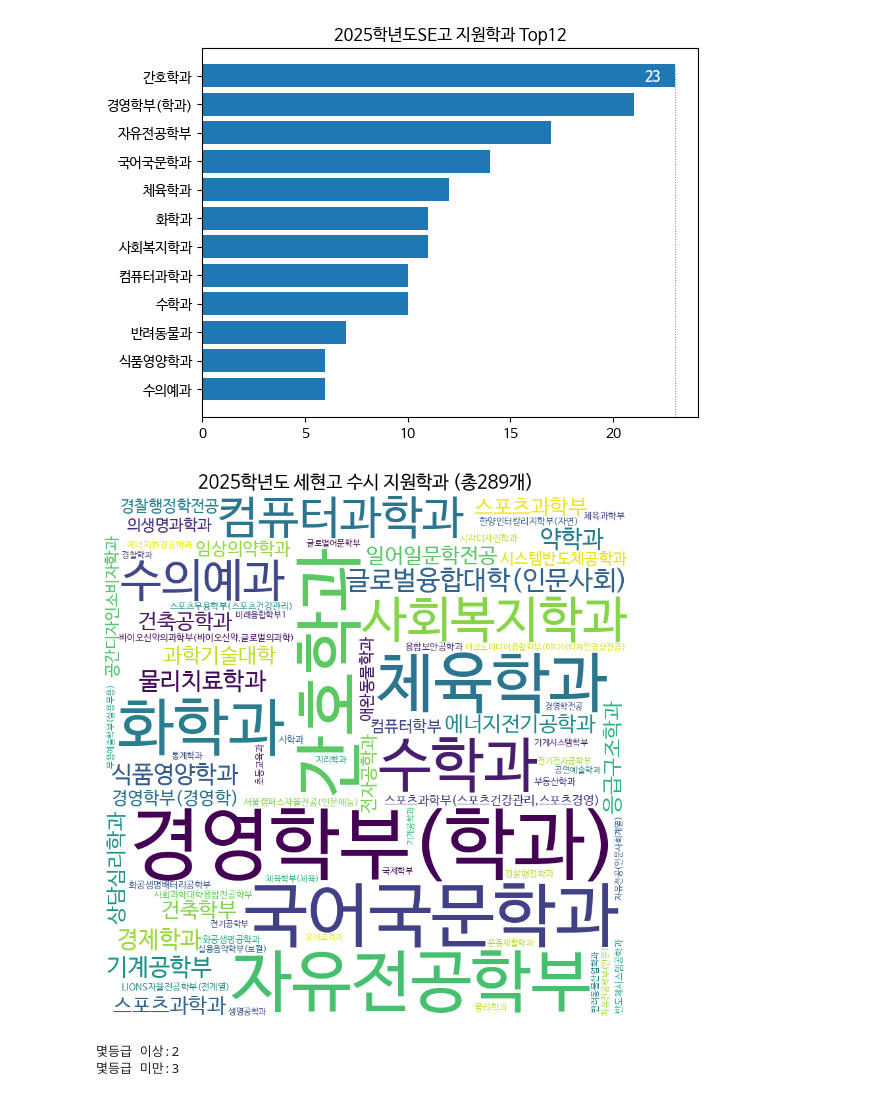
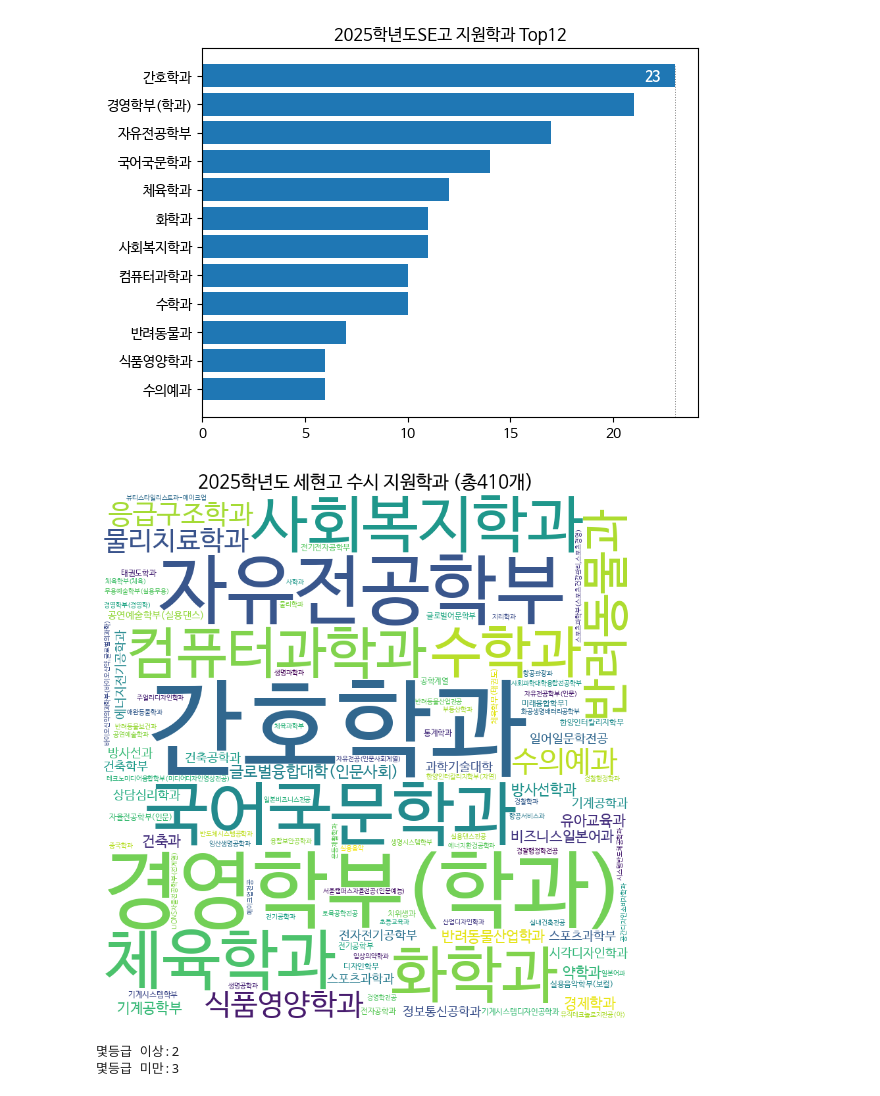
Before and after one commit to ecloguehwang/schoolconsulting, a Jupyter notebook: ai입결분석.ipynb, the cells around one changed output. Cells and saved outputs as stored; diff of their text form; code cells hidden in the pictures.

```diff
--- a/ai입결분석.ipynb
+++ b/ai입결분석.ipynb
@@ -1212,12 +1212,12 @@ academic_year = f"{current_year}학년도"
 
 
 #지원시기: 수시
-df_apply = df[df.지원시기  == '수시']
+#df_apply = df[df.지원시기  == '수시']
 
 
 
 #중복제외한 대학수
-df_dup = df_apply.drop_duplicates('대학')
+df_dup = df.drop_duplicates('대학')
 df_freq = len(df_dup['대학'])
 
 
@@ -1227,7 +1227,7 @@ random.seed(42)  # set the random seed
 
 
 
-wordcloud = WordCloud(font_path='NanumBarunGothic', width=800, height=800, background_color='white', min_font_size=10).generate_from_frequencies(df_apply['대학'].value_counts())
+wordcloud = WordCloud(font_path='NanumBarunGothic', width=800, height=800, background_color='white', min_font_size=10).generate_from_frequencies(df['대학'].value_counts())
 
 
 fig = plt.figure(figsize=(8, 8))
@@ -1237,7 +1237,7 @@ plt.tight_layout(pad=0)
 
 
 # Now update the title string to include the current academic year
-plt.title(f"{academic_year} 세현고 수시 지원 대학 (총{df_freq}개)", fontsize=20)
+plt.title(f"{academic_year} 세현고 지원대학 (총{df_freq}개)", fontsize=20)
 
 path = '/content/drive/MyDrive/python/sehyun/result_wordcloud/'
 pdf_path = f'{path}2025학년도_세현고_wordcloud.pdf'
@@ -1368,41 +1368,41 @@ df['모집단위'] = df['모집단위'].replace({'자유전공': '자유전공
 df['모집단위'] = df['모집단위'].replace({'체육교육과': '체육학과'})
 
 #지원시기: 수시
-df_apply = df[df.지원시기  == '수시']
+#df_apply = df[df.지원시기  == '수시']
 
 
 #중복제외한 대학수
-df_dup = df_apply.drop_duplicates('모집단위')
+df_dup = df.drop_duplicates('모집단위')
 df_freq = len(df_dup['모집단위'])
 
 
 
 #결과를 하나로 고정
 random.seed(42)  # set the random seed
 
 
 
-wordcloud = WordCloud(font_path='NanumBarunGothic', width=800, height=800, background_color='white', min_font_size=10).generate_from_frequencies(df_apply['모집단위'].value_counts())
+wordcloud = WordCloud(font_path='NanumBarunGothic', width=800, height=800, background_color='white', min_font_size=10).generate_from_frequencies(df['모집단위'].value_counts())
 
 
 fig = plt.figure(figsize=(8, 8))
 plt.imshow(wordcloud)
 plt.axis("off")
 plt.tight_layout(pad=0)
 
 
 # Now update the title string to include the current academic year
 plt.title(f"{academic_year} 세현고 수시 지원학과 (총{df_freq}개)", fontsize=20)
 
 path = '/content/drive/MyDrive/python/sehyun/result_wordcloud/'
 pdf_path = f'{path}2025학년도_세현고_wordcloud.pdf'
 #plt.savefig(pdf_path, dpi=300, bbox_inches='tight', pad_inches=0)
 
 wordcloud.to_file(f'{path}2025학년도_세현고_지원학과wordcloud.png')
 
 plt.show()
 # %% [output]
-[figure, old version]
+[figure, new version]
 # %%
 #24. 특정등급대 학생들의 진학학과 그래프
 
```
Also changed, not shown: parts of 2 cells of this notebook.
